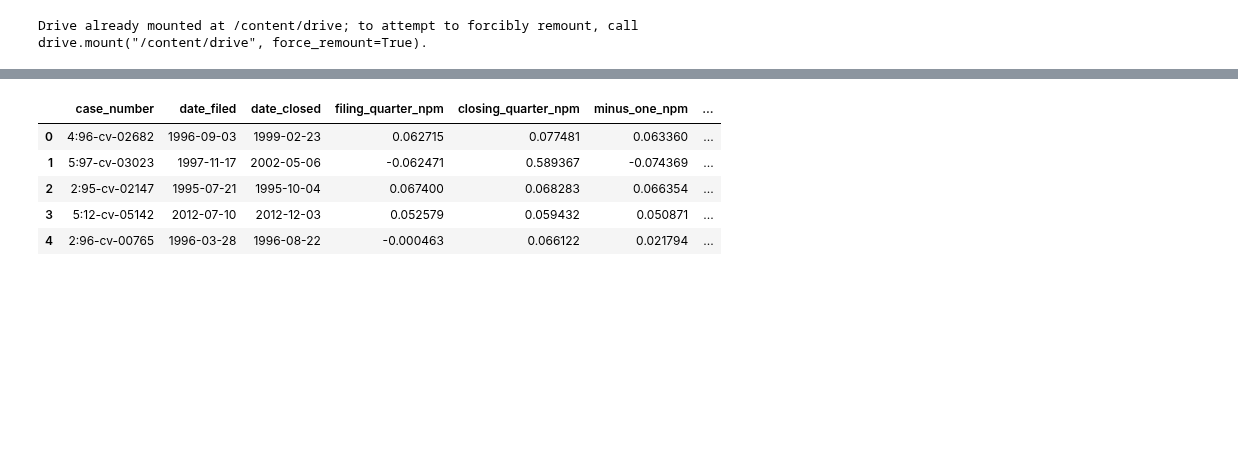
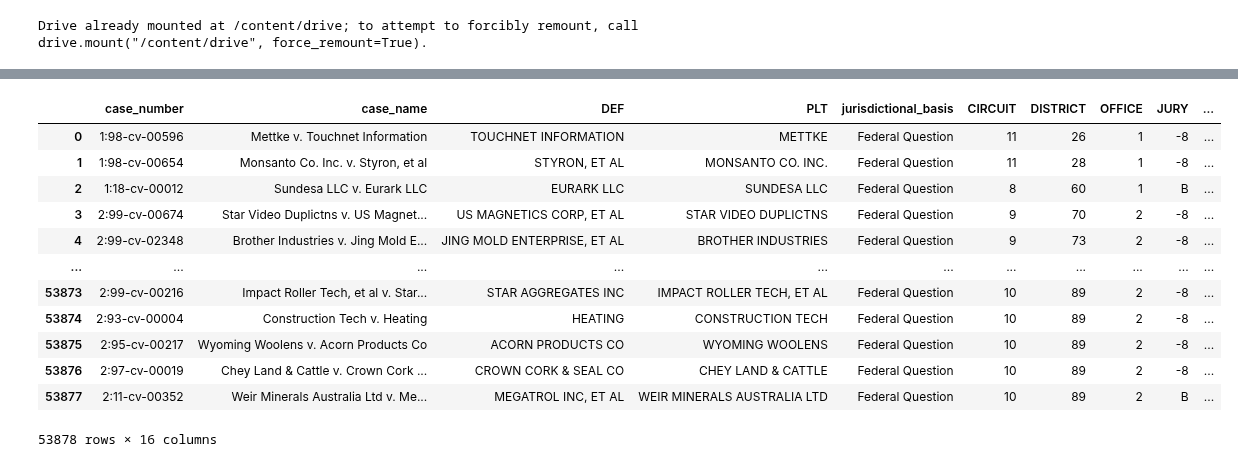
Before and after one commit to Sai0472003/PatentLitigation_Impact, a Jupyter notebook: Causal_Inference.ipynb, the cells around one changed output, grey strips where cells are left out. Saved outputs shown, nothing was run; the diff lists cells and outputs as text; code cells hidden in the pictures; blank space fills up the shorter version.

```diff
--- a/Causal_Inference.ipynb
+++ b/Causal_Inference.ipynb
@@ -164,13 +90,24 @@ np.int64(600)
+# %%
+JFC_data = JFC_data[['case_number', 'case_name', 'DEF', 'PLT', 'jurisdictional_basis',
+                     'CIRCUIT', 'DISTRICT', 'OFFICE', 'JURY', 'NOS', 'CLASSACT',
+                     'COUNTY', 'PROCPROG', 'DISP', 'NOJ', 'JUDGMENT']]
+
+JFC_data
+# %% [output]
+|  | case_number | case_name | DEF | PLT | jurisdictional_basis | CIRCUIT | DISTRICT | OFFICE | JURY | ... |
+| 0 | 1:98-cv-00596 | Mettke v. Touchnet Information | TOUCHNET INFORMATION | METTKE | Federal Question | 11 | 26 | 1 | -8 | ... |
+| 1 | 1:98-cv-00654 | Monsanto Co. Inc. v. Styron, et al | STYRON, ET AL | MONSANTO CO. INC. | Federal Question | 11 | 28 | 1 | -8 | ... |
+| 2 | 1:18-cv-00012 | Sundesa LLC v. Eurark LLC | EURARK LLC | SUNDESA LLC | Federal Question | 8 | 60 | 1 | B | ... |
+| 3 | 2:99-cv-00674 | Star Video Duplictns v. US Magnet... | US MAGNETICS CORP, ET AL | STAR VIDEO DUPLICTNS | Federal Question | 9 | 70 | 2 | -8 | ... |
+| 4 | 2:99-cv-02348 | Brother Industries v. Jing Mold E... | JING MOLD ENTERPRISE, ET AL | BROTHER INDUSTRIES | Federal Question | 9 | 73 | 2 | -8 | ... |
+| ... | ... | ... | ... | ... | ... | ... | ... | ... | ... | ... |
+| 53873 | 2:99-cv-00216 | Impact Roller Tech, et al v. Star... | STAR AGGREGATES INC | IMPACT ROLLER TECH, ET AL | Federal Question | 10 | 89 | 2 | -8 | ... |
+| 53874 | 2:93-cv-00004 | Construction Tech v. Heating | HEATING | CONSTRUCTION TECH | Federal Question | 10 | 89 | 2 | -8 | ... |
+| 53875 | 2:95-cv-00217 | Wyoming Woolens v. Acorn Products Co | ACORN PRODUCTS CO | WYOMING WOOLENS | Federal Question | 10 | 89 | 2 | -8 | ... |
+| 53876 | 2:97-cv-00019 | Chey Land & Cattle v. Crown Cork ... | CROWN CORK & SEAL CO | CHEY LAND & CATTLE | Federal Question | 10 | 89 | 2 | -8 | ... |
+| 53877 | 2:11-cv-00352 | Weir Minerals Australia Ltd v. Me... | MEGATROL INC, ET AL | WEIR MINERALS AUSTRALIA LTD | Federal Question | 10 | 89 | 2 | B | ... |
+53878 rows × 16 columns
 # %%
-complete_npm = complete_npm.merge(clean_attorneys[['case_number', 'Defendant', 'attorney_name']], on=['case_number', 'Defendant'], how='left')
-complete_rnd = complete_rnd.merge(clean_attorneys[['case_number', 'Defendant', 'attorney_name']], on=['case_number', 'Defendant'], how='left')
-
-complete_npm.head()
+npm = npm.merge(JFC_data, on='case_number', how='left')
+rnd = rnd.merge(JFC_data, on='case_number', how='left')
-# %% [output]
-|  | case_number | date_filed | date_closed | filing_quarter_npm | closing_quarter_npm | minus_one_npm | ... |
-| 0 | 4:96-cv-02682 | 1996-09-03 | 1999-02-23 | 0.062715 | 0.077481 | 0.063360 | ... |
-| 1 | 5:97-cv-03023 | 1997-11-17 | 2002-05-06 | -0.062471 | 0.589367 | -0.074369 | ... |
-| 2 | 2:95-cv-02147 | 1995-07-21 | 1995-10-04 | 0.067400 | 0.068283 | 0.066354 | ... |
-| 3 | 5:12-cv-05142 | 2012-07-10 | 2012-12-03 | 0.052579 | 0.059432 | 0.050871 | ... |
-| 4 | 2:96-cv-00765 | 1996-03-28 | 1996-08-22 | -0.000463 | 0.066122 | 0.021794 | ... |
 # %%
```
Also changed, not shown: parts of 28 cells of this notebook.
